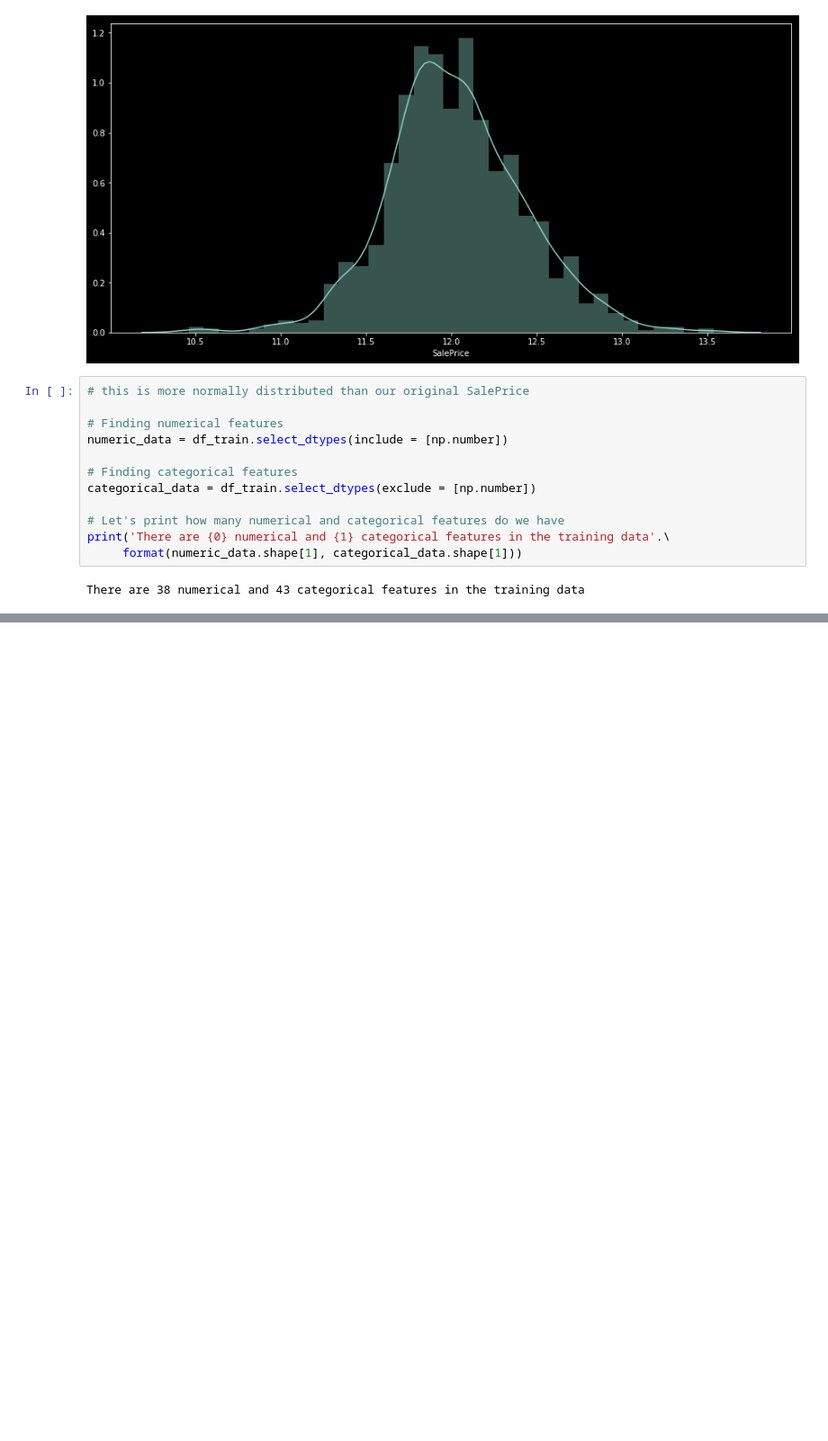
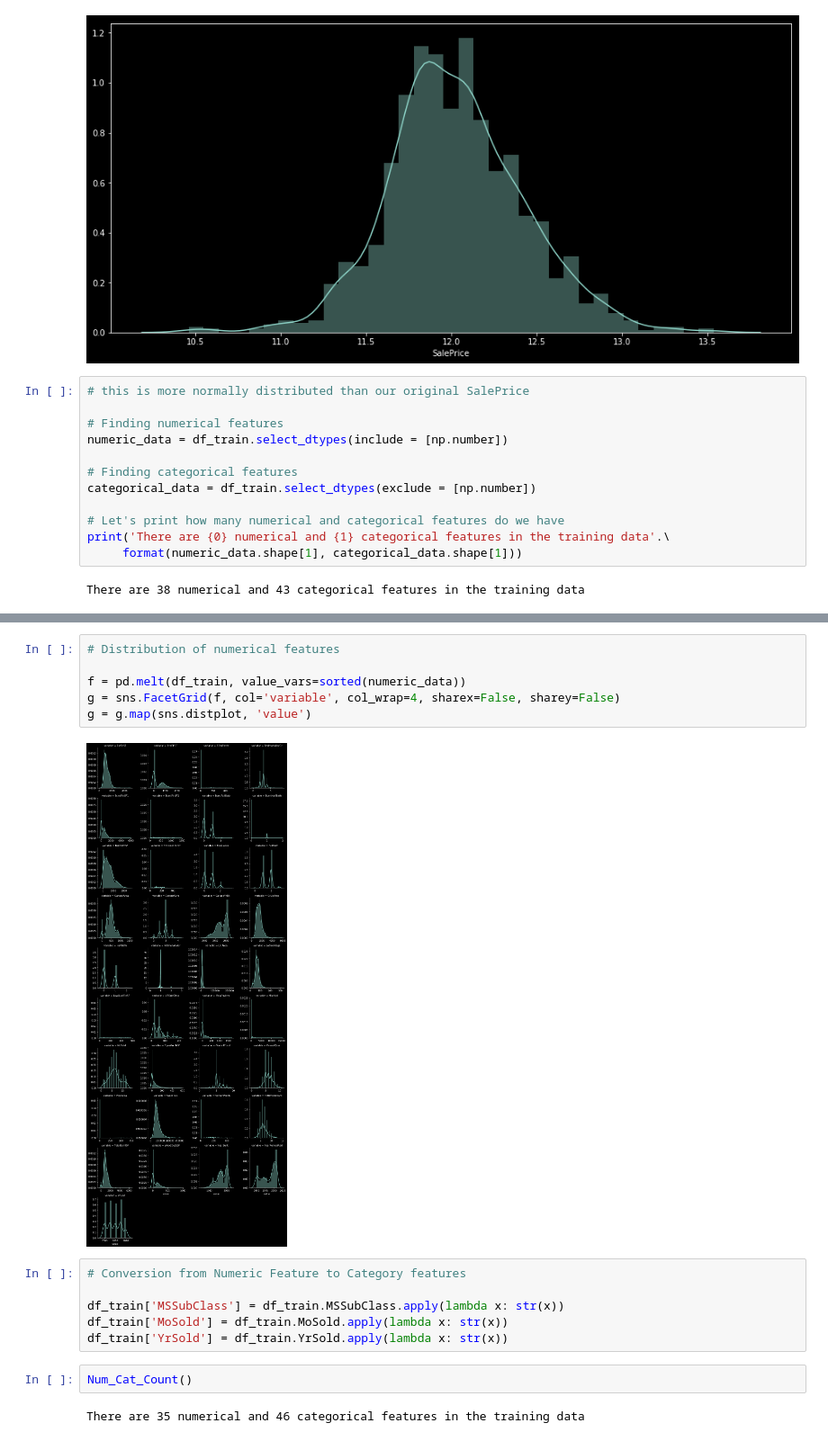
Before and after one commit to JPLAVALLEY/kaggle, a Jupyter notebook: House_Prices_Model_Development.ipynb, the cells around one changed output, grey strips where cells are left out. Shown at 90% size. Drawn from its saved outputs; the diff is of its cells as text; blank space fills up the shorter version.

```diff
--- a/House_Prices_Model_Development.ipynb
+++ b/House_Prices_Model_Development.ipynb
@@ -118,0 +184,18 @@ There are 38 numerical and 43 categorical features in the training data
+# %%
+# Distribution of numerical features
+
+f = pd.melt(df_train, value_vars=sorted(numeric_data))
+g = sns.FacetGrid(f, col='variable', col_wrap=4, sharex=False, sharey=False)
+g = g.map(sns.distplot, 'value')
+# %% [output]
+[figure, added]
+# %%
+# Conversion from Numeric Feature to Category features
+
+df_train['MSSubClass'] = df_train.MSSubClass.apply(lambda x: str(x))
+df_train['MoSold'] = df_train.MoSold.apply(lambda x: str(x))
+df_train['YrSold'] = df_train.YrSold.apply(lambda x: str(x))
+# %%
+Num_Cat_Count()
+# %% [output]
+There are 35 numerical and 46 categorical features in the training data
```
Also changed, not shown: parts of 7 cells of this notebook.
